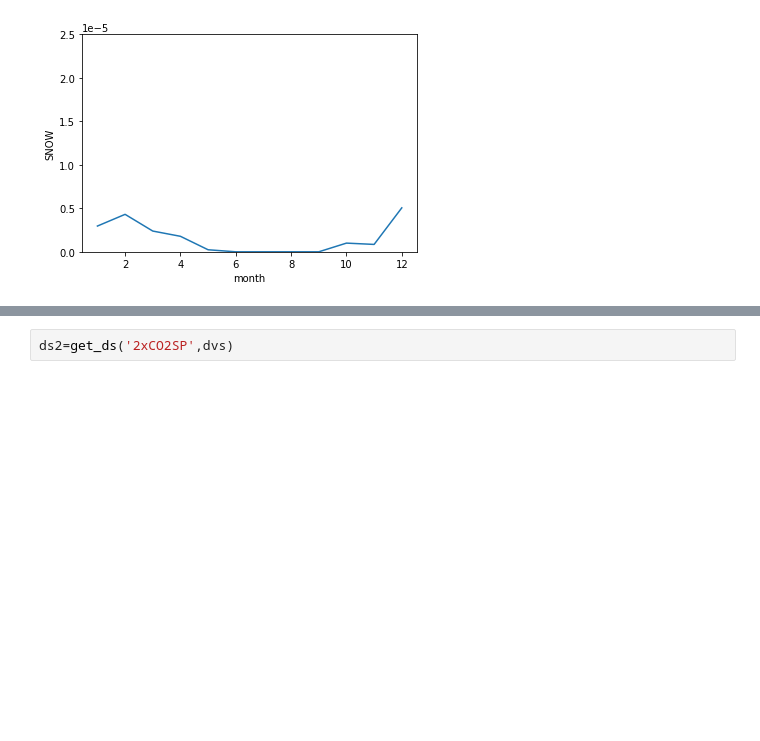
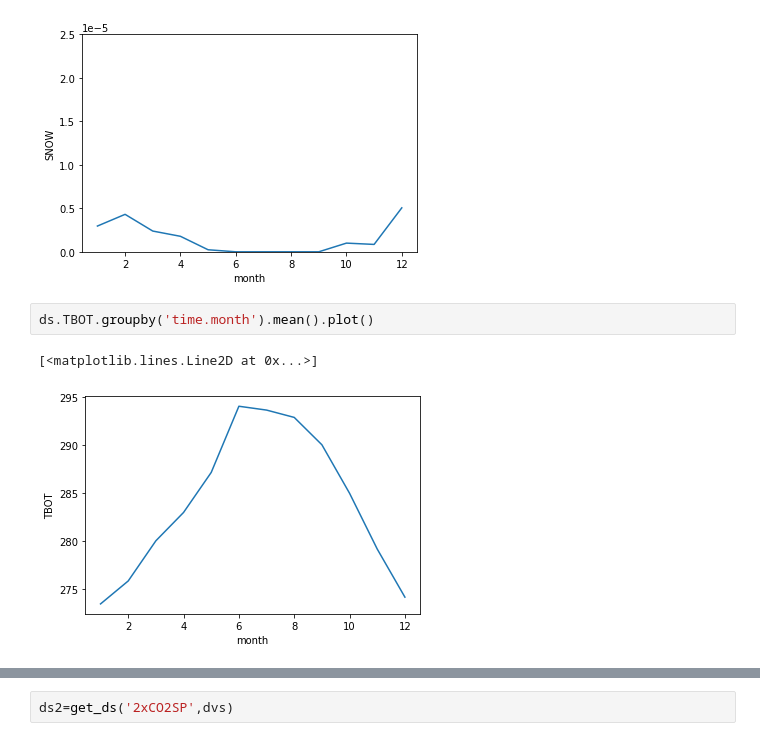
Before and after one commit to djk2120/mpj_osse, a Jupyter notebook: analysis/template.ipynb, the cells around one changed output, grey strips where cells are left out. Saved outputs shown, nothing was run; the diff lists cells and outputs as text; blank space fills up the shorter version.

```diff
--- a/analysis/template.ipynb
+++ b/analysis/template.ipynb
@@ -145,3 +181,8 @@ ds.SNOW.groupby('time.month').mean().plot()
 plt.ylim([0,2.5e-5]);
 # %% [output]
 [figure]
+# %%
+ds.TBOT.groupby('time.month').mean().plot()
+# %% [output]
+[<matplotlib.lines.Line2D at 0x...>]
+[figure, added]
```
Also changed, not shown: parts of 26 cells of this notebook.
